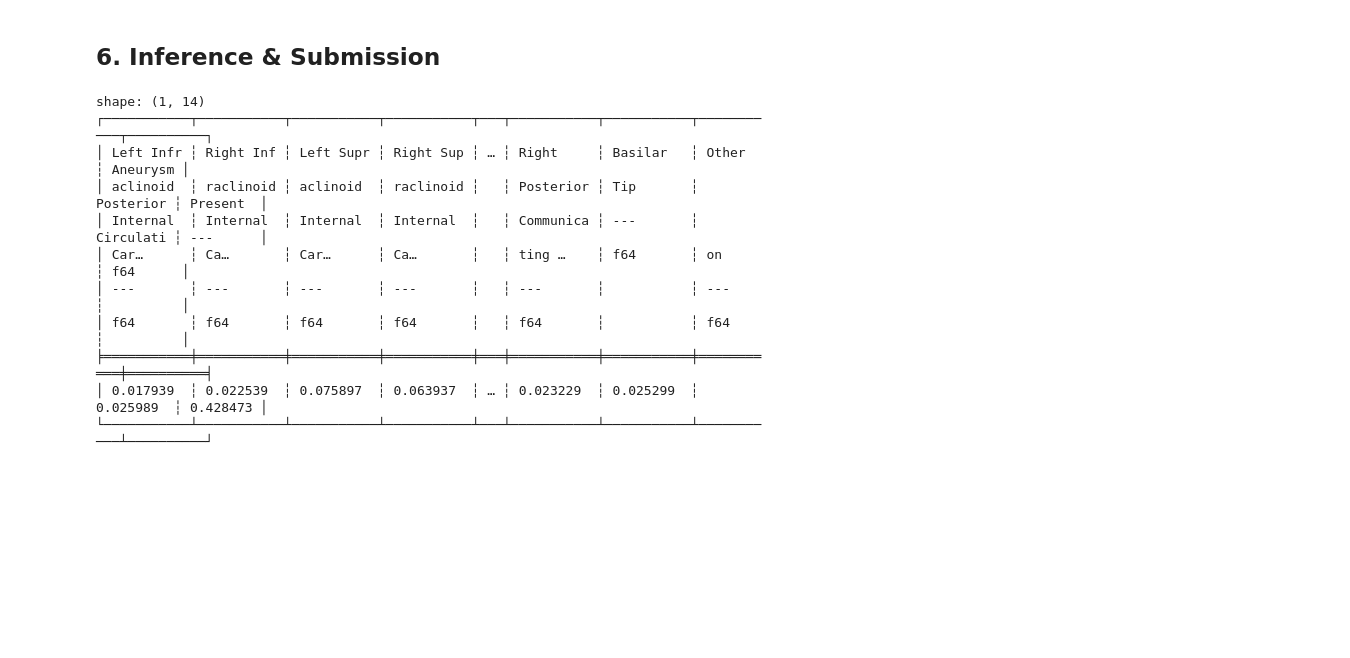
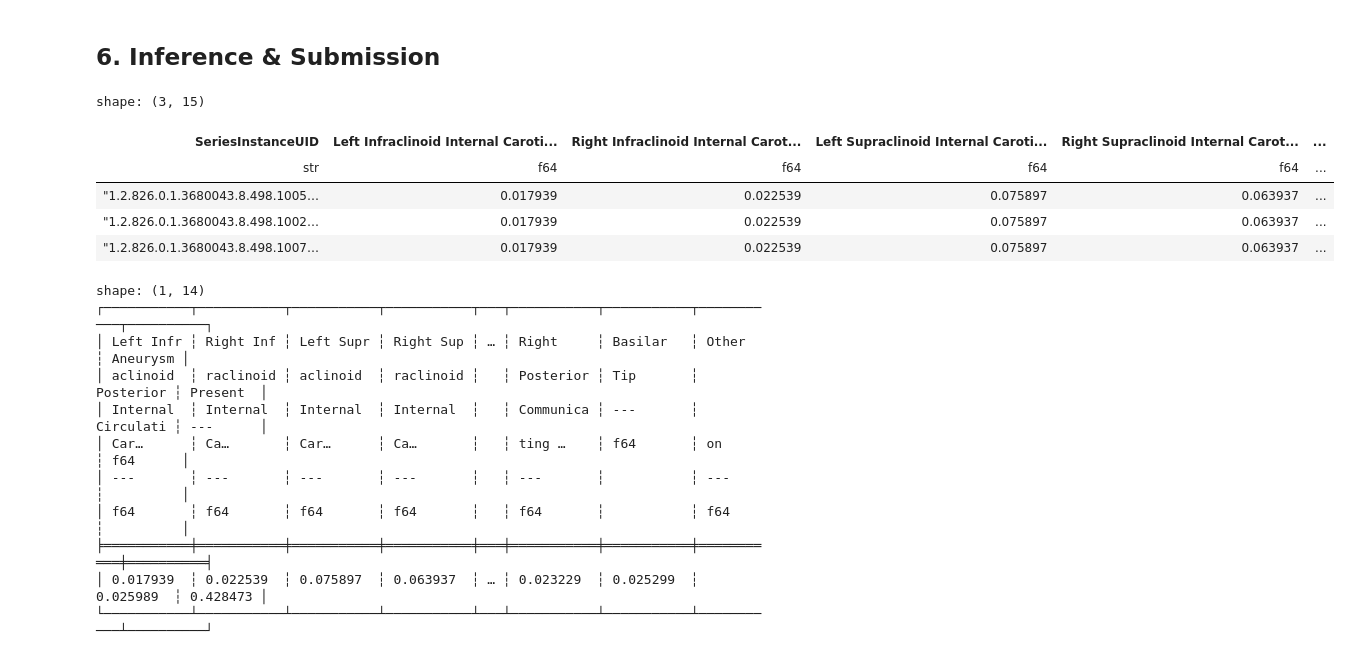
Before and after one commit to Niilsa/RSNA-Intracranial-Aneurysm-Detection, a Jupyter notebook: baseline.ipynb, the cells around one changed output. Drawn from its saved outputs; the diff is of its cells as text; code cells hidden in the pictures; blank space fills up the shorter version.

Commit message:
Kaggle Notebook | EDA+Baseline | Version 2

```diff
--- a/baseline.ipynb
+++ b/baseline.ipynb
@@ -321,3 +317,33 @@ inference_server.serve()
+# %%
+import tempfile
+import os
+import kaggle_evaluation.rsna_inference_server as rsna_server
+
+# Initialize the inference server
+inference_server = rsna_server.RSNAInferenceServer(predict)
+
+# Check if running in competition or local environment
+if os.getenv('KAGGLE_IS_COMPETITION_RERUN'):
+    # Competition mode — Kaggle expects submission.parquet
+    inference_server.serve()
+else:
+    # Local mode — create a temporary empty directory for the gateway
+    temp_dir = tempfile.mkdtemp()
+    inference_server.run_local_gateway(file_share_dir=temp_dir)
+
+    submission_path = '/kaggle/working/submission.parquet'
+    if os.path.exists(submission_path):
+        submission_df = pl.read_parquet(submission_path)
+        display(submission_df)
+    else:
+        print("⚠️ submission.parquet not found. Ensure your predict() function saves it correctly.")
+# %% [output]
+shape: (3, 15)
+| SeriesInstanceUID | Left Infraclinoid Internal Caroti... | Right Infraclinoid Internal Carot... | Left Supraclinoid Internal Caroti... | Right Supraclinoid Internal Carot... | ... |
+| str | f64 | f64 | f64 | f64 | ... |
+| "1.2.826.0.1.3680043.8.498.1005… | 0.017939 | 0.022539 | 0.075897 | 0.063937 | ... |
+| "1.2.826.0.1.3680043.8.498.1002… | 0.017939 | 0.022539 | 0.075897 | 0.063937 | ... |
+| "1.2.826.0.1.3680043.8.498.1007… | 0.017939 | 0.022539 | 0.075897 | 0.063937 | ... |
 # %%
 # Example local inference
 test_dir = "/kaggle/input/rsna-intracranial-aneurysm-detection/test"
```
Also changed, not shown: parts of 1 cell of this notebook.
